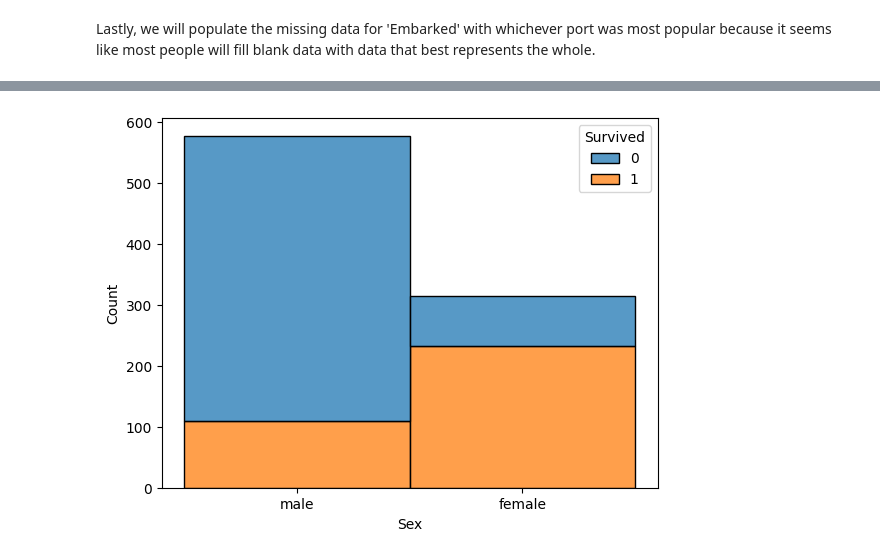
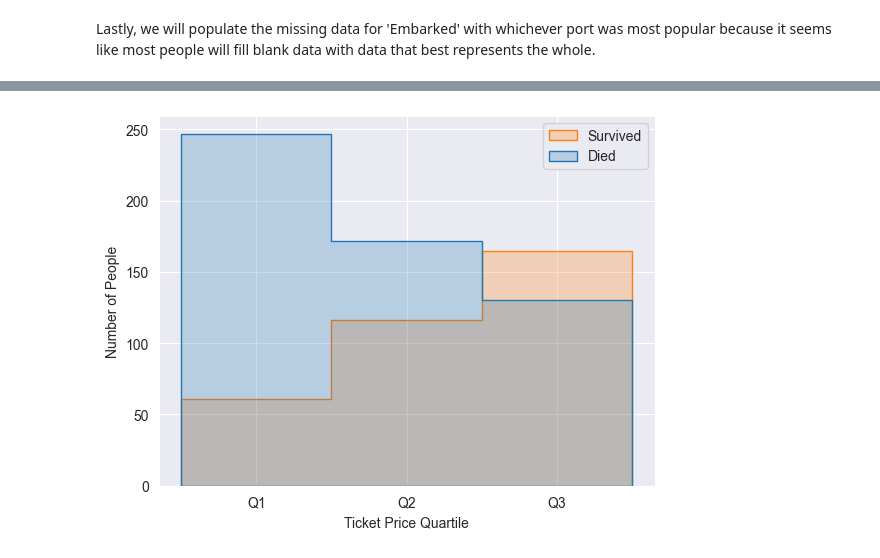
Before and after one commit to ProbatusVir/Data_Visualization_And_Modeling, a Jupyter notebook: Lab/2.3 Visualizing Relationships Between Categorical Features Lab.ipynb, the cells around one changed output, grey strips where cells are left out. Drawn from its saved outputs; the diff is of its cells as text; code cells hidden in the pictures.

```diff
--- a/Lab/2.3 Visualizing Relationships Between Categorical Features Lab.ipynb
+++ b/Lab/2.3 Visualizing Relationships Between Categorical Features Lab.ipynb
@@ -34,8 +34,7 @@ df = pd.read_csv('titanic_passengers.csv');
 # %% [markdown]
 We will convert the Parent/Child category to Single, Pair, and Group, because there are undeniable social consequences to these groupings. A person on their own has nobody to depend on. A pair likely has a very strong bond to be there together, and so will probably act to help each other. A group is more complex because there are many group dynamics to be considered; there is strength in numbers yes, but also hesitation and uncertain, such as diffusion of responsibility, to name one.
 # %%
-
-df.loc[df['Parch'] + df['SibSp'] == 0, 'Companions'] = 'Single'
-df.loc[df['Parch'] + df['SibSp'] == 1, 'Companions'] = 'Pair'
-df.loc[df['Parch'] + df['SibSp'] >  1, 'Companions'] = 'Group'
+df.loc[df['Parch'] + df['SibSp'] == 0, 'Companions'] = '0Single'
+df.loc[df['Parch'] + df['SibSp'] == 1, 'Companions'] = '1Pair'
+df.loc[df['Parch'] + df['SibSp'] >  1, 'Companions'] = '2Group'
 # %% [markdown]
@@ -43,23 +42,14 @@ We will split these categories into groups of child, teen, and adult, because th
 # %%
-df.loc[df['Age'] >= 19, 'AgeGroup'] = 'Adult'   # adult
-df.loc[df['Age'] < 19, 'AgeGroup'] = 'Teen'     # adolescent
-df.loc[df['Age'] <=  9, 'AgeGroup'] = 'Child'   # pre-adolescent
-df['AgeGroup'] = df['AgeGroup'].fillna('Adult')                 # Default (adult)
+df.loc[df['Age'] >= 65, 'AgeGroup'] =   '2Senior'  # Senior
+df.loc[df['Age'] < 65, 'AgeGroup'] =    '1Adult'   # Adult
+df.loc[df['Age'] <=  18, 'AgeGroup'] =  '0Child'   # Minor
+df['AgeGroup'] = df['AgeGroup'].fillna('1Adult')   # Default (adult)
 # %% [markdown]
 I don't see much value in categorizing the fare when the passenger class data is available, so I am categorizing the fare in the most 'fair' way, such that each group has the same number of people.
-# %%
-df.loc[df['Fare'] <= df['Fare'].quantile(1.00), 'FareGroup'] = 'Q4'
-df.loc[df['Fare'] <= df['Fare'].quantile(0.75), 'FareGroup'] = 'Q3'
-df.loc[df['Fare'] <= df['Fare'].quantile(0.50), 'FareGroup'] = 'Q2'
-df.loc[df['Fare'] <= df['Fare'].quantile(0.25), 'FareGroup'] = 'Q1'
-
-# Why not put this here?
-df.loc[df['Pclass'] == 1, 'Pclass_pretty'] = 'Upper'
-df.loc[df['Pclass'] == 2, 'Pclass_pretty'] = 'Middle'
-df.loc[df['Pclass'] == 3, 'Pclass_pretty'] = 'Lower'
-
-df.loc[df['Survived'] == 0, 'Survived_pretty'] = 'Died'
-df.loc[df['Survived'] == 1, 'Survived_pretty'] = 'Survived'
+# %%
+df.loc[df['Fare'] <= df['Fare'].quantile(3 / 3), 'FareGroup'] = 'Q3'
+df.loc[df['Fare'] <= df['Fare'].quantile(2 / 3), 'FareGroup'] = 'Q2'
+df.loc[df['Fare'] <= df['Fare'].quantile(1 / 3), 'FareGroup'] = 'Q1'
 # %% [markdown]
 Lastly, we will populate the missing data for 'Embarked' with whichever port was most popular because it seems like most people will fill blank data with data that best represents the whole.
 # %%
@@ -77,8 +58,9 @@ plt.show() # I have no clue why it's not showing the title...
-# %%
-sns.histplot(data=df, x=df['Sex'], hue=df['Survived'], multiple='stack')
-#plt.legend(['Survived', 'Died']) # I have no clue what's going on here... I directly copied and pasted from my cell above and that didn't fix it...
-plt.title='Survivorship on the Titanic Based on Sex'
-
-plt.show();
-# %% [output]
-[figure, removed]
+# %%
+sns.histplot(data=df.sort_values('FareGroup'), x='FareGroup', hue='Survived', element='step')
+plt.legend(['Survived', 'Died'])
+plt.title = "Survivorship on the Titanic Based on Fare"
+plt.ylabel('Number of People')
+plt.xlabel('Ticket Price Quantile')
+plt.show() # I have no clue why it's not showing the title...
+# %% [output]
+[figure, added]
```
Also changed, not shown: parts of 19 cells of this notebook, 2 other files.
